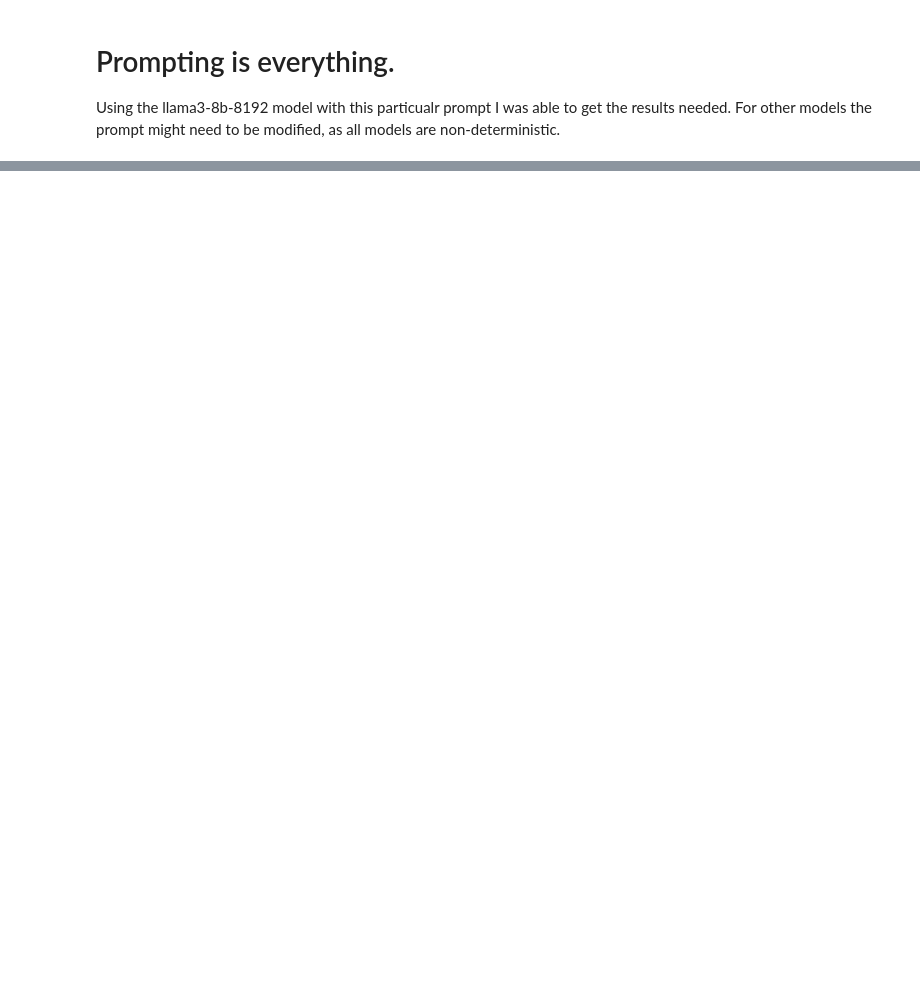
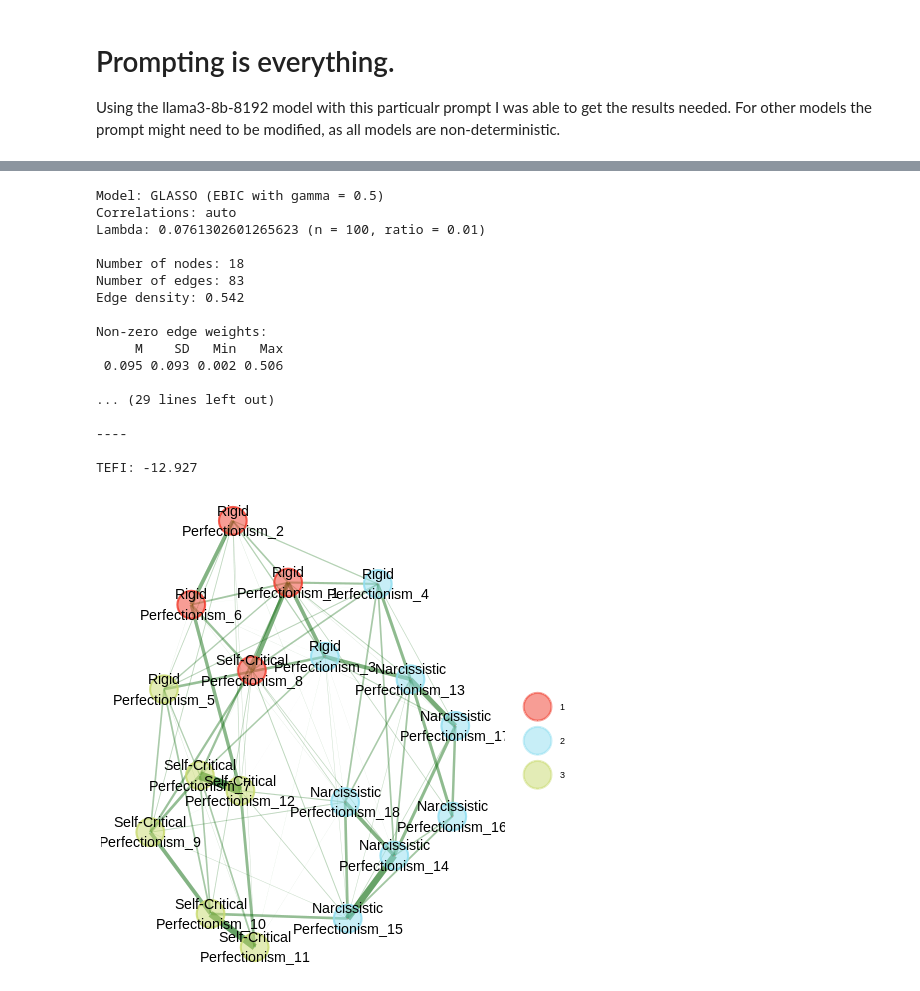
Before and after one commit to jgbrenner/psychometrics, a Jupyter notebook: C9.ipynb, the cells around one changed output, grey strips where cells are left out. Saved outputs shown, nothing was run; the diff lists cells and outputs as text; code cells hidden in the pictures; blank space fills up the shorter version.

```diff
--- a/C9.ipynb
+++ b/C9.ipynb
@@ -263,7 +272,8 @@ Embeddings generated successfully. Shape: (19, 1536)
 Embeddings saved as 'embeddings.npy'.
 # %%
-# Prepare constructs list
-items_constructs = items_df['construct'].tolist()
+# Prepare constructs list with unique item labels
+items_df['item_label'] = items_df.apply(lambda row: f"{row['construct']}_{row.name+1}", axis=1)
+items_constructs = items_df['item_label'].tolist()
 
 # Transfer data to R
 %R -i embeddings_array -i items_constructs
@@ -286,0 +442,47 @@ plot(ega_result)
+# %%
+%%R
+# Convert embeddings_array to a matrix
+embeddings_matrix <- as.matrix(embeddings_array)
+
+# Assign row names to the matrix
+rownames(embeddings_matrix) <- items_constructs
+
+# Compute the correlation matrix between items
+cor_matrix <- cor(t(embeddings_matrix))
+
+# Load EGAnet library
+library(EGAnet)
+
+# Perform EGA analysis with adjusted parameters
+ega_result <- EGA(
+    data = cor_matrix,
+    n = 100,                # Set a hypothetical sample size
+    corr = "auto",           # Indicate that data is a correlation matrix
+    model = "glasso",
+    lambda.min.ratio = 0.01,    # Reduce lambda.min.ratio
+    args.glasso = list(gamma = 0),  # Reduce gamma for sensitivity
+    plot.EGA = TRUE,
+    verbose = TRUE
+)
+
+# Print the results
+print(ega_result)
+# %% [output]
+Model: GLASSO (EBIC with gamma = 0.5)
+Correlations: auto
+Lambda: 0.0761302601265623 (n = 100, ratio = 0.01)
+
+Number of nodes: 18
+Number of edges: 83
+Edge density: 0.542
+
+Non-zero edge weights:
+     M    SD   Min   Max
+ 0.095 0.093 0.002 0.506
+
+... (29 lines left out)
+
+----
+
+TEFI: -12.927
+[figure, added]
```
Also changed, not shown: parts of 11 cells of this notebook.
